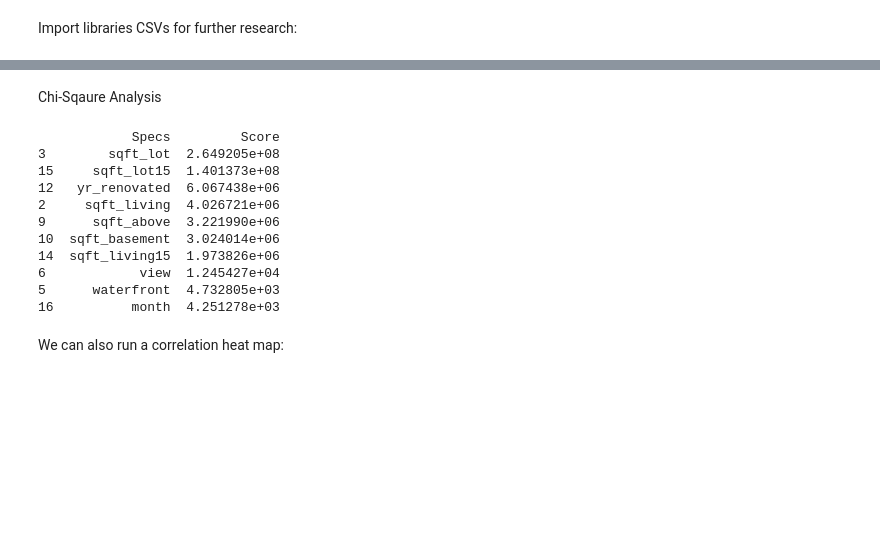
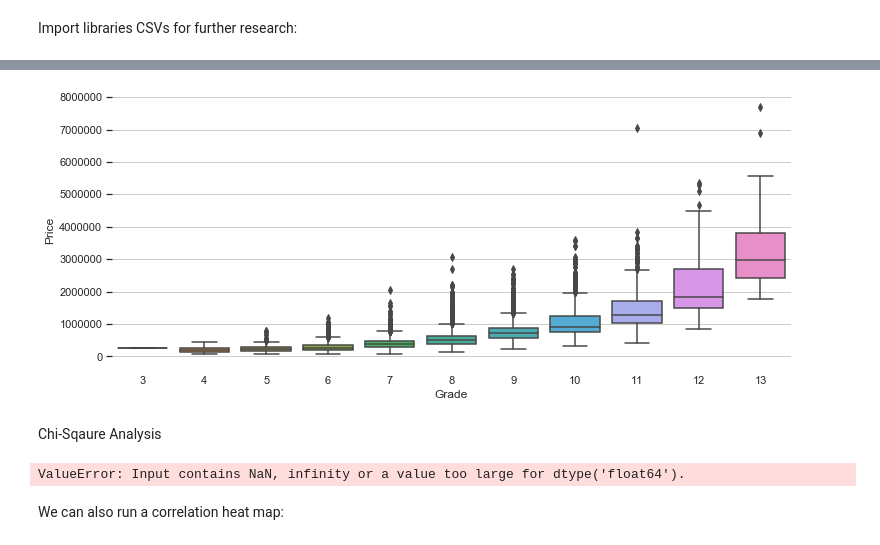
Before and after one commit to drdavis043/dsc-mod-2-project-v2-1-onl01-dtsc-pt-052620, a Jupyter notebook: Data Cleaning.ipynb, the cells around one changed output, grey strips where cells are left out. Saved outputs shown, nothing was run; the diff lists cells and outputs as text; code cells hidden in the pictures; blank space fills up the shorter version.

```diff
--- a/Data Cleaning.ipynb
+++ b/Data Cleaning.ipynb
@@ -95,12 +452,21 @@ df_2015.head()
+# %%
+f, axe = plt.subplots(1, 1,figsize=(12.18,5))
+sns.boxplot(x=df_2019['grade'],y=df_2019['price'], ax=axe)
+sns.despine(left=True, bottom=True)
+axe.yaxis.tick_left()
+axe.set(xlabel='Grade', ylabel='Price');
+# %% [output]
+[figure, added]
 # %% [markdown]
 Chi-Sqaure Analysis
 # %%
 from sklearn.feature_selection import SelectKBest
 from sklearn.feature_selection import chi2
-fit_X = df_2015[['bedrooms', 'bathrooms', 'sqft_living', 'sqft_lot', 'floors', 'waterfront', 'view',
-                 'condition', 'grade', 'sqft_above','sqft_basement', 'yr_built', 'yr_renovated', 'zipcode',
-                 'sqft_living15', 'sqft_lot15', 'month', 'renovated','basement']]
-fit_y = df_2015['price']
+fit_X = df_2019[['bedrooms', 'bathrooms', 'sqft_living_mc', 'floors',
+       'waterfront', 'view', 'condition', 'grade', 'yr_built',
+       'zipcode','spring', 'summer', 'winter', 'renovated', 'basement',
+       'Link Open Nearby', 'Link Construction Started', 'Link Announced']]
+fit_y = df_2019['Est 2020 Price'].to_list()
 bestfeatures = SelectKBest(score_func=chi2, k=10)
 fit = bestfeatures.fit(fit_X,fit_y)
 dfscores = pd.DataFrame(fit.scores_)
@@ -111,16 +477,6 @@ featureScores = pd.concat([dfcolumns,dfscores],axis=1)
 featureScores.columns = ['Specs','Score']  #naming the dataframe columns
 print(featureScores.nlargest(10,'Score'))  #print 10 best features
 # %% [output]
-            Specs         Score
-3        sqft_lot  2.649205e+08
-15     sqft_lot15  1.401373e+08
-12   yr_renovated  6.067438e+06
-2     sqft_living  4.026721e+06
-9      sqft_above  3.221990e+06
-10  sqft_basement  3.024014e+06
-14  sqft_living15  1.973826e+06
-6            view  1.245427e+04
-5      waterfront  4.732805e+03
-16          month  4.251278e+03
+ValueError: Input contains NaN, infinity or a value too large for dtype('float64').
 # %% [markdown]
 We can also run a correlation heat map:
```
Also changed, not shown: parts of 49 cells of this notebook.
